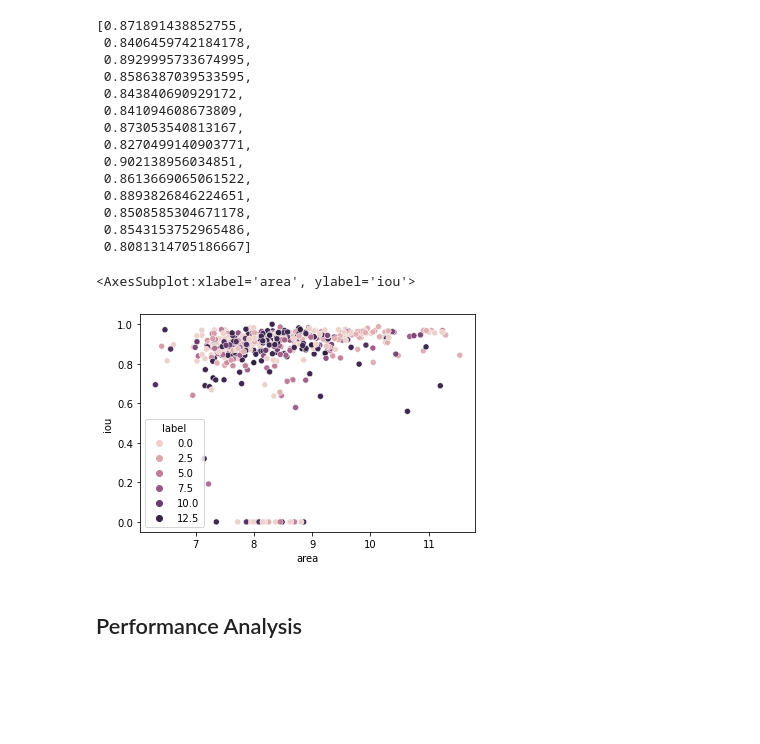
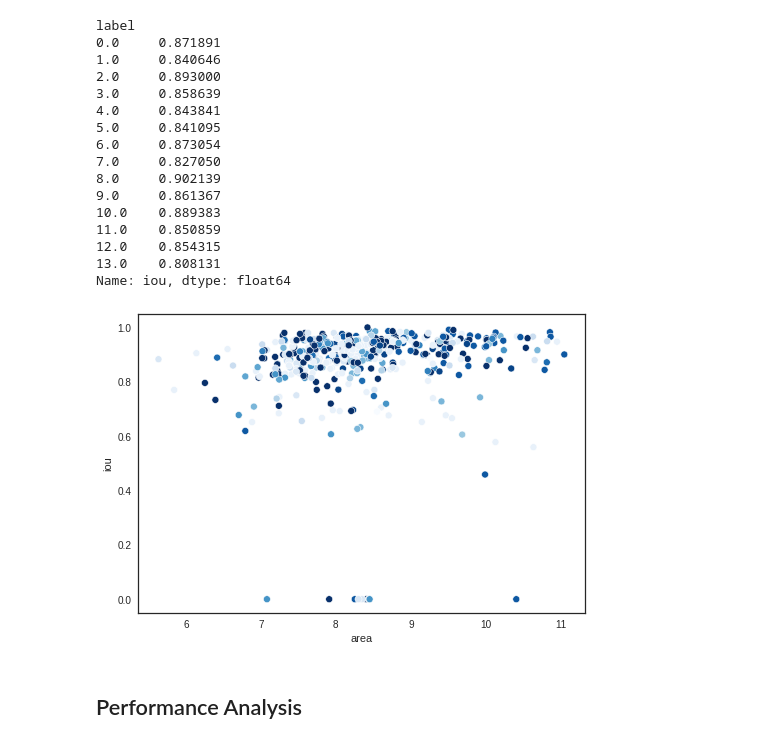
Before and after one commit to jvschlierf/JARVIS, a Jupyter notebook: yolov5/performance_analysis_visualizations.ipynb, the cells around one changed output. Cells and saved outputs as stored; diff of their text form; code cells hidden in the pictures; blank space fills up the shorter version.

```diff
--- a/yolov5/performance_analysis_visualizations.ipynb
+++ b/yolov5/performance_analysis_visualizations.ipynb
@@ -80,27 +87,30 @@ ious.head()
 # %%
-list(ious.groupby('label')['iou'].mean())
+ious.groupby('label')['iou'].mean()
 # %% [output]
-[0.871891438852755,
- 0.8406459742184178,
- 0.8929995733674995,
- 0.8586387039533595,
- 0.843840690929172,
- 0.841094608673809,
- 0.873053540813167,
- 0.8270499140903771,
- 0.902138956034851,
- 0.8613669065061522,
- 0.8893826846224651,
- 0.8508585304671178,
- 0.8543153752965486,
- 0.8081314705186667]
+label
+0.0     0.871891
+1.0     0.840646
+2.0     0.893000
+3.0     0.858639
+4.0     0.843841
+5.0     0.841095
+6.0     0.873054
+7.0     0.827050
+8.0     0.902139
+9.0     0.861367
+10.0    0.889383
+11.0    0.850859
+12.0    0.854315
+13.0    0.808131
+Name: iou, dtype: float64
 # %%
 ious['area'] = np.log(ious['area'])
 # %%
-sns.scatterplot(x='area', y='iou', hue='label', data=ious.sample(500))
+plt.style.use('seaborn-white')
+sns.scatterplot(x='area', y='iou', hue='label', data=ious.sample(500), legend=False, palette='Blues_r')
+plt.savefig('area')
 # %% [output]
-<AxesSubplot:xlabel='area', ylabel='iou'>
-[figure, old version]
+[figure, new version]
 # %% [markdown]
 ## Performance Analysis
 # %% [markdown]
```
Also changed, not shown: parts of 3 cells of this notebook, 2 other files.
